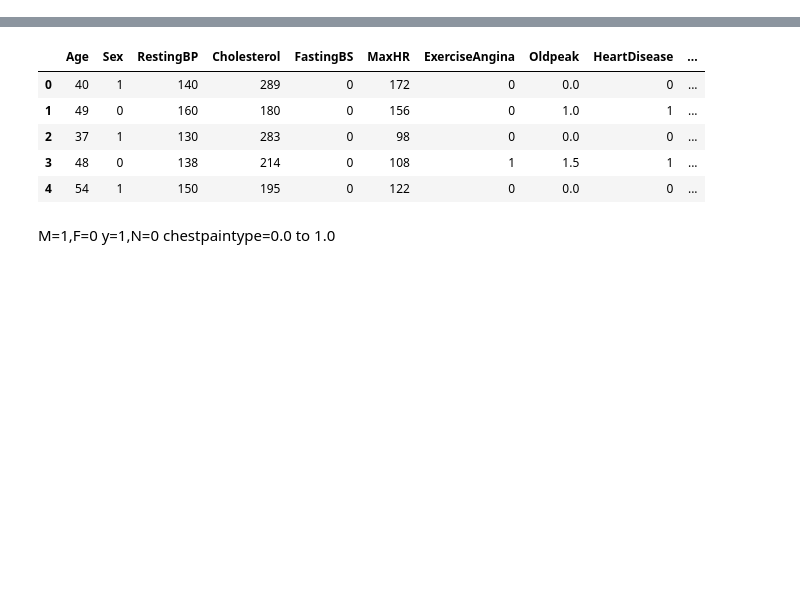
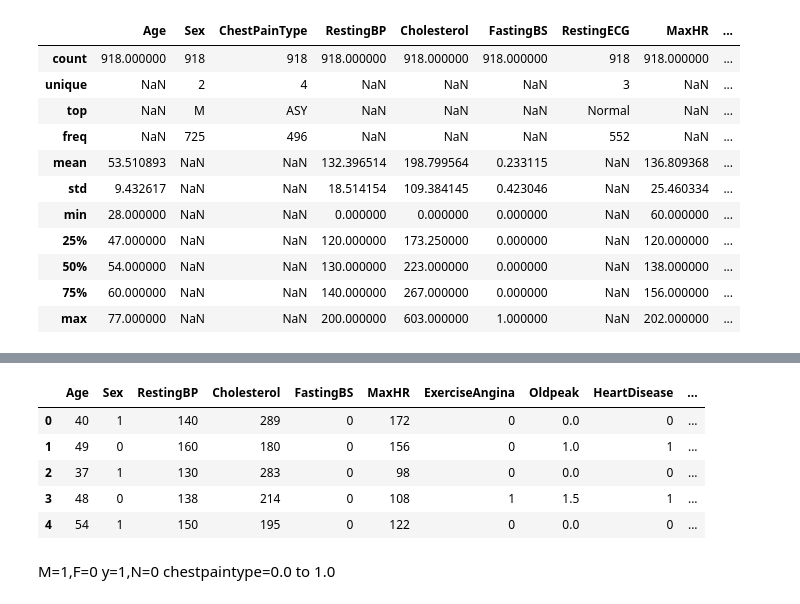
Before and after one commit to waniuzma/tempfile, a Jupyter notebook: Heartsample.ipynb, the cells around one changed output, grey strips where cells are left out. Saved outputs shown, nothing was run; the diff lists cells and outputs as text; code cells hidden in the pictures; blank space fills up the shorter version.

```diff
--- a/Heartsample.ipynb
+++ b/Heartsample.ipynb
@@ -20,0 +11,2 @@ data.head()
+# %%
+df=pd.read_csv(r"C:\Users\waniu\Desktop\2026\diseaseheart.csv")
@@ -20,0 +44,15 @@ data.head()
+# %%
+df.describe(include='all')
+# %% [output]
+|  | Age | Sex | ChestPainType | RestingBP | Cholesterol | FastingBS | RestingECG | MaxHR | ... |
+| count | 918.000000 | 918 | 918 | 918.000000 | 918.000000 | 918.000000 | 918 | 918.000000 | ... |
+| unique | NaN | 2 | 4 | NaN | NaN | NaN | 3 | NaN | ... |
+| top | NaN | M | ASY | NaN | NaN | NaN | Normal | NaN | ... |
+| freq | NaN | 725 | 496 | NaN | NaN | NaN | 552 | NaN | ... |
+| mean | 53.510893 | NaN | NaN | 132.396514 | 198.799564 | 0.233115 | NaN | 136.809368 | ... |
+| std | 9.432617 | NaN | NaN | 18.514154 | 109.384145 | 0.423046 | NaN | 25.460334 | ... |
+| min | 28.000000 | NaN | NaN | 0.000000 | 0.000000 | 0.000000 | NaN | 60.000000 | ... |
+| 25% | 47.000000 | NaN | NaN | 120.000000 | 173.250000 | 0.000000 | NaN | 120.000000 | ... |
+| 50% | 54.000000 | NaN | NaN | 130.000000 | 223.000000 | 0.000000 | NaN | 138.000000 | ... |
+| 75% | 60.000000 | NaN | NaN | 140.000000 | 267.000000 | 0.000000 | NaN | 156.000000 | ... |
+| max | 77.000000 | NaN | NaN | 200.000000 | 603.000000 | 1.000000 | NaN | 202.000000 | ... |
```
Also changed, not shown: parts of 11 cells of this notebook.
